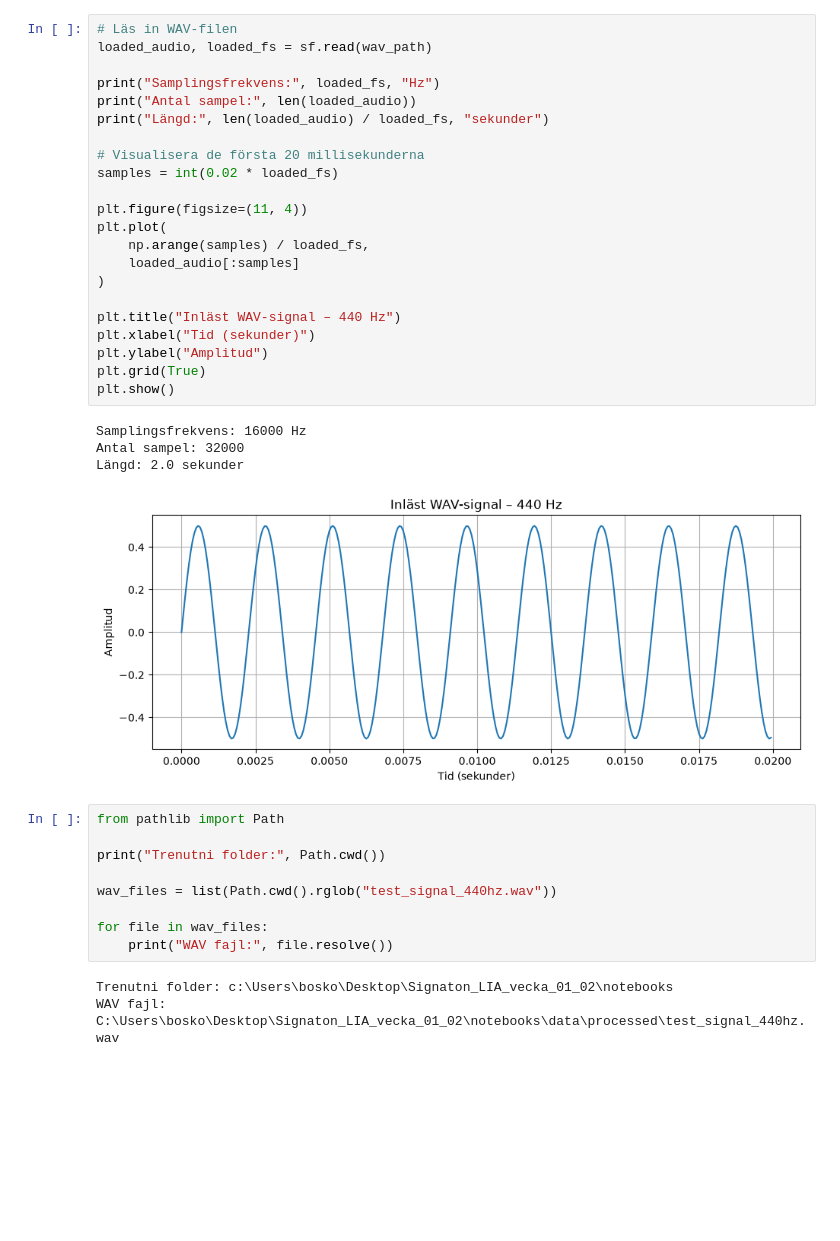
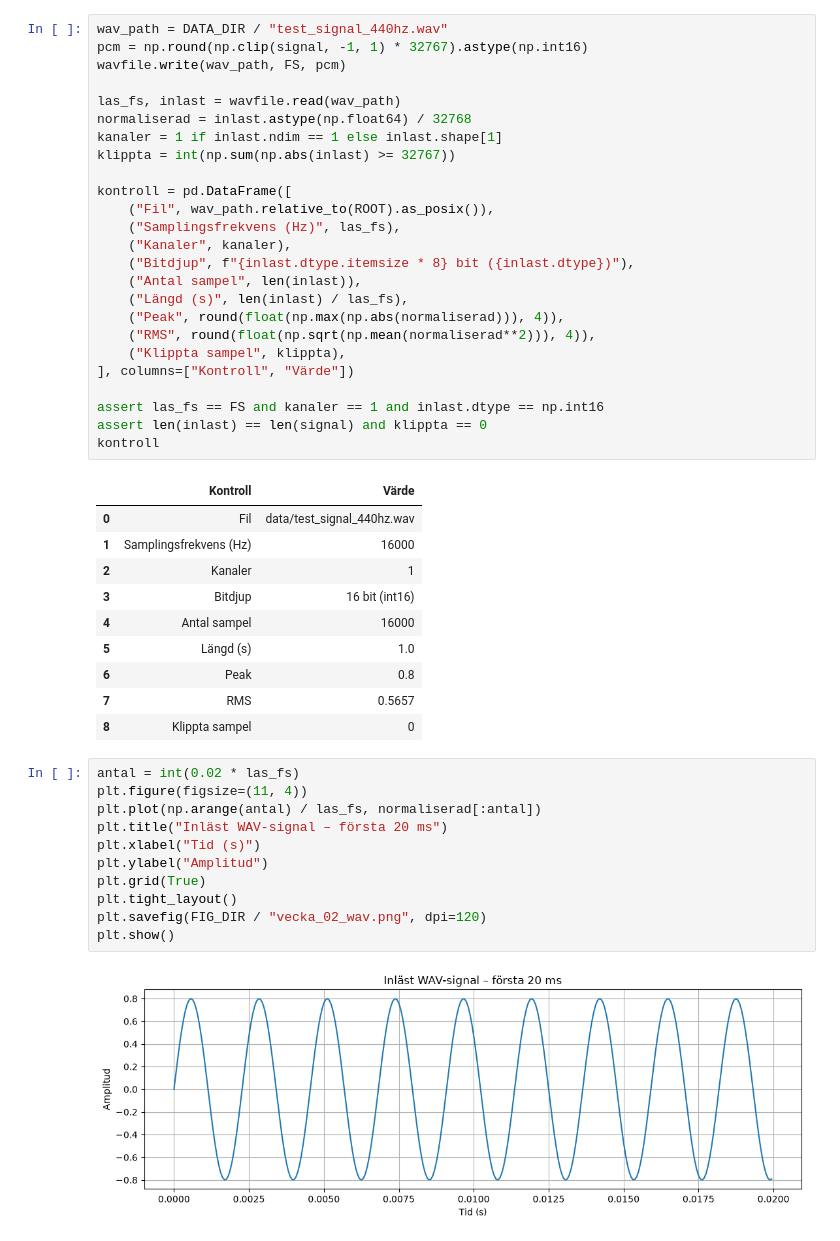
Before and after one commit to boskocat-blip/Signaton, a Jupyter notebook: notebooks/vecka_02_sampling_kvantisering_aliasing.ipynb, the cells around one changed output. Saved outputs shown, nothing was run; the diff lists cells and outputs as text; blank space fills up the shorter version.

Commit message:
notebook: slå ihop vecka 2 till en version per experiment

```diff
--- a/notebooks/vecka_02_sampling_kvantisering_aliasing.ipynb
+++ b/notebooks/vecka_02_sampling_kvantisering_aliasing.ipynb
@@ -219,39 +201,49 @@ WAV-fil sparad: data\processed\test_signal_440hz.wav
+# %%
+wav_path = DATA_DIR / "test_signal_440hz.wav"
+pcm = np.round(np.clip(signal, -1, 1) * 32767).astype(np.int16)
+wavfile.write(wav_path, FS, pcm)
+
+las_fs, inlast = wavfile.read(wav_path)
+normaliserad = inlast.astype(np.float64) / 32768
+kanaler = 1 if inlast.ndim == 1 else inlast.shape[1]
+klippta = int(np.sum(np.abs(inlast) >= 32767))
+
+kontroll = pd.DataFrame([
+    ("Fil", wav_path.relative_to(ROOT).as_posix()),
+    ("Samplingsfrekvens (Hz)", las_fs),
+    ("Kanaler", kanaler),
+    ("Bitdjup", f"{inlast.dtype.itemsize * 8} bit ({inlast.dtype})"),
+    ("Antal sampel", len(inlast)),
+    ("Längd (s)", len(inlast) / las_fs),
+    ("Peak", round(float(np.max(np.abs(normaliserad))), 4)),
+    ("RMS", round(float(np.sqrt(np.mean(normaliserad**2))), 4)),
+    ("Klippta sampel", klippta),
+], columns=["Kontroll", "Värde"])
+
+assert las_fs == FS and kanaler == 1 and inlast.dtype == np.int16
+assert len(inlast) == len(signal) and klippta == 0
+kontroll
+# %% [output]
+|  | Kontroll | Värde |
+| 0 | Fil | data/test_signal_440hz.wav |
+| 1 | Samplingsfrekvens (Hz) | 16000 |
+| 2 | Kanaler | 1 |
+| 3 | Bitdjup | 16 bit (int16) |
+| 4 | Antal sampel | 16000 |
+| 5 | Längd (s) | 1.0 |
+| 6 | Peak | 0.8 |
+| 7 | RMS | 0.5657 |
+| 8 | Klippta sampel | 0 |
 # %%
-# Läs in WAV-filen
-loaded_audio, loaded_fs = sf.read(wav_path)
-
-print("Samplingsfrekvens:", loaded_fs, "Hz")
-print("Antal sampel:", len(loaded_audio))
-print("Längd:", len(loaded_audio) / loaded_fs, "sekunder")
-
-# Visualisera de första 20 millisekunderna
-samples = int(0.02 * loaded_fs)
-
+antal = int(0.02 * las_fs)
 plt.figure(figsize=(11, 4))
-plt.plot(
-    np.arange(samples) / loaded_fs,
-    loaded_audio[:samples]
-)
-
-plt.title("Inläst WAV-signal – 440 Hz")
-plt.xlabel("Tid (sekunder)")
+plt.plot(np.arange(antal) / las_fs, normaliserad[:antal])
+plt.title("Inläst WAV-signal – första 20 ms")
+plt.xlabel("Tid (s)")
 plt.ylabel("Amplitud")
 plt.grid(True)
+plt.tight_layout()
+plt.savefig(FIG_DIR / "vecka_02_wav.png", dpi=120)
 plt.show()
 # %% [output]
-Samplingsfrekvens: 16000 Hz
-Antal sampel: 32000
-Längd: 2.0 sekunder
-[figure, old version]
+[figure, new version]
-# %%
-from pathlib import Path
-
-print("Trenutni folder:", Path.cwd())
-
-wav_files = list(Path.cwd().rglob("test_signal_440hz.wav"))
-
-for file in wav_files:
-    print("WAV fajl:", file.resolve())
-# %% [output]
-Trenutni folder: c:\Users\bosko\Desktop\Signaton_LIA_vecka_01_02\notebooks
-WAV fajl: C:\Users\bosko\Desktop\Signaton_LIA_vecka_01_02\notebooks\data\processed\test_signal_440hz.wav
```
Also changed, not shown: parts of 27 cells of this notebook, 4 other files.
